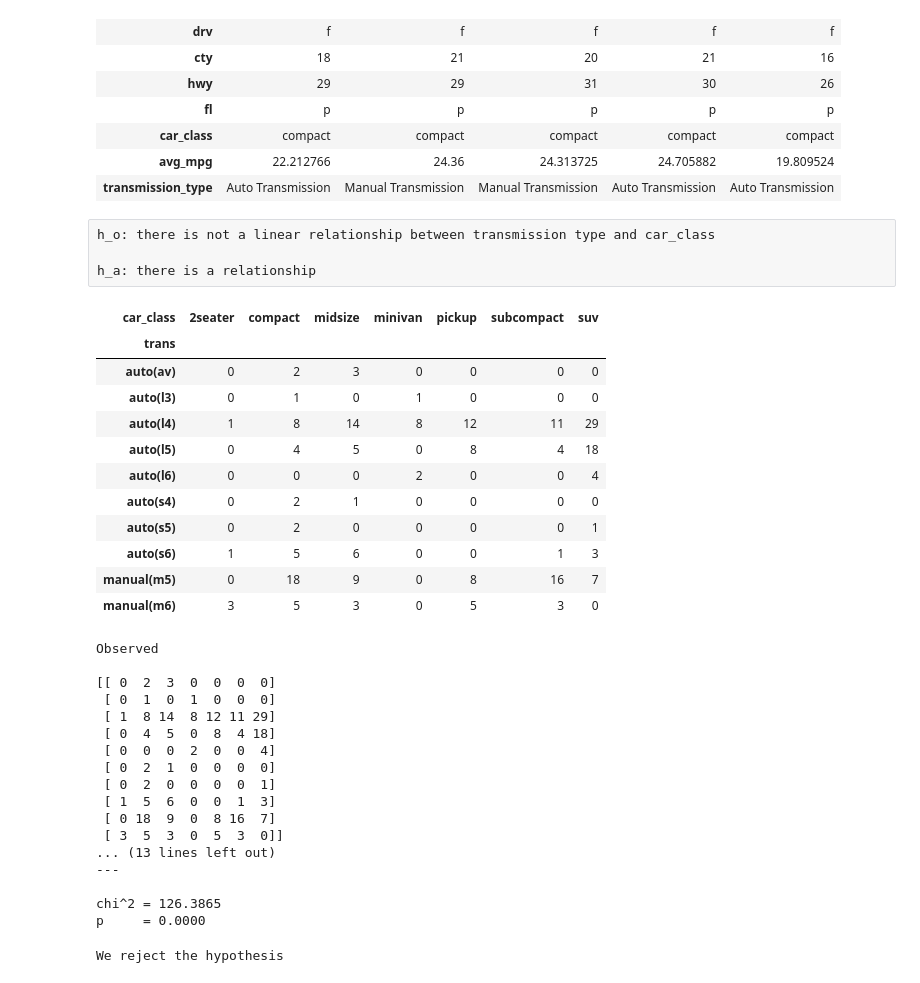
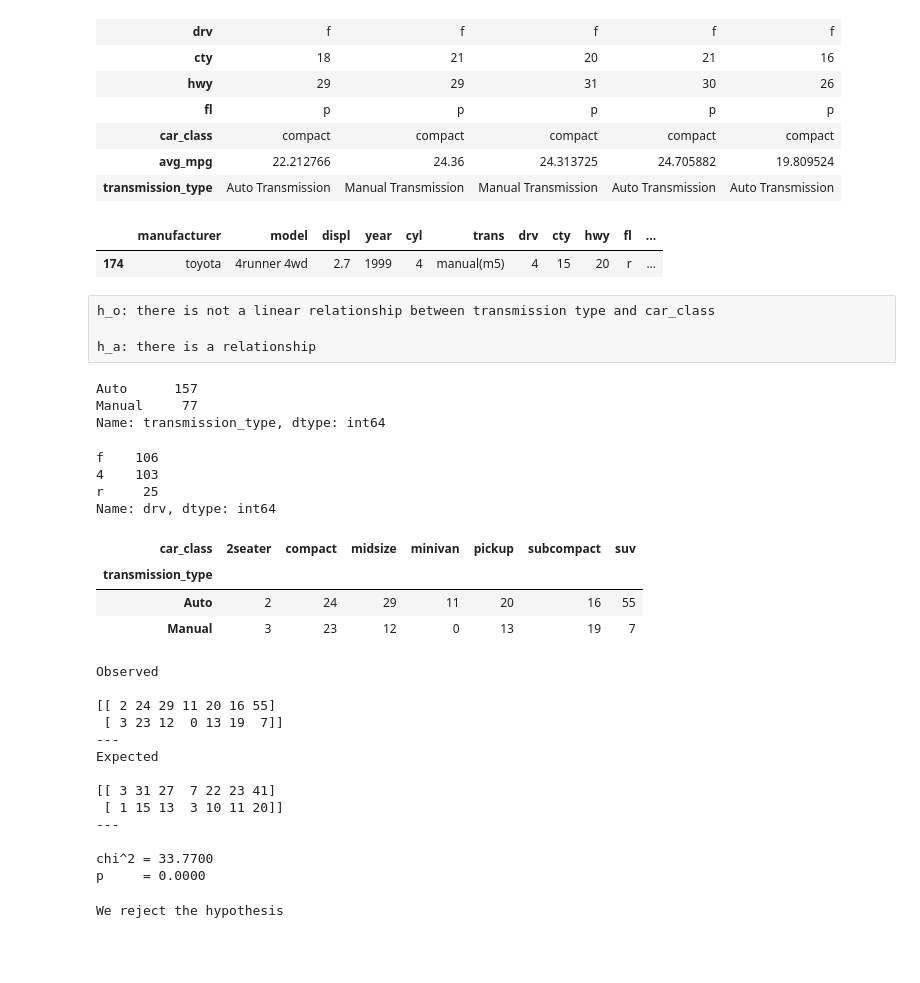
Before and after one commit to brianclements03/statistics-exercises, a Jupyter notebook: hypothesis_testing.ipynb, the cells around one changed output. Cells and saved outputs as stored; diff of their text form; code cells hidden in the pictures; blank space fills up the shorter version.

```diff
--- a/hypothesis_testing.ipynb
+++ b/hypothesis_testing.ipynb
@@ -332,8 +333,6 @@ print(f'''
 Because p/2 ({p/2:.6f}) < alpha (.05), we reject the null hypothesis''')
 # %% [output]
 Because p/2 (0.000008) < alpha (.05), we reject the null hypothesis
-# %%
-mpg['transmission_type'] = np.where(mpg.trans.str.contains('auto'), 'Auto Transmission', 'Manual Transmission')
 # %%
 mpg.groupby('transmission_type').avg_mpg.mean().plot.bar()
 plt.xticks(rotation=0)
@@ -879,26 +888,37 @@ mpg.head().T
 | car_class | compact | compact | compact | compact | compact |
 | avg_mpg | 22.212766 | 24.36 | 24.313725 | 24.705882 | 19.809524 |
 | transmission_type | Auto Transmission | Manual Transmission | Manual Transmission | Auto Transmission | Auto Transmission |
+# %%
+mpg['transmission_type'] = np.where(mpg.trans.str.contains('auto'), 'Auto', 'Manual')
+mpg.sample()
+# %% [output]
+|  | manufacturer | model | displ | year | cyl | trans | drv | cty | hwy | fl | ... |
+| 174 | toyota | 4runner 4wd | 2.7 | 1999 | 4 | manual(m5) | 4 | 15 | 20 | r | ... |
 # %% [raw]
 h_o: there is not a linear relationship between transmission type and car_class
 
 h_a: there is a relationship
+# %%
+mpg.transmission_type.value_counts()
+# %% [output]
+Auto      157
+Manual     77
+Name: transmission_type, dtype: int64
+# %%
+mpg.drv.value_counts()
+# %% [output]
+f    106
+4    103
+r     25
+Name: drv, dtype: int64
 # %%
-observed = pd.crosstab(mpg.trans, mpg.car_class)
+observed = pd.crosstab(mpg.transmission_type, mpg.car_class)
 observed
 # %% [output]
 | car_class | 2seater | compact | midsize | minivan | pickup | subcompact | suv |
-| trans |  |  |  |  |  |  |  |
-| auto(av) | 0 | 2 | 3 | 0 | 0 | 0 | 0 |
-| auto(l3) | 0 | 1 | 0 | 1 | 0 | 0 | 0 |
-| auto(l4) | 1 | 8 | 14 | 8 | 12 | 11 | 29 |
-| auto(l5) | 0 | 4 | 5 | 0 | 8 | 4 | 18 |
-| auto(l6) | 0 | 0 | 0 | 2 | 0 | 0 | 4 |
-| auto(s4) | 0 | 2 | 1 | 0 | 0 | 0 | 0 |
-| auto(s5) | 0 | 2 | 0 | 0 | 0 | 0 | 1 |
-| auto(s6) | 1 | 5 | 6 | 0 | 0 | 1 | 3 |
-| manual(m5) | 0 | 18 | 9 | 0 | 8 | 16 | 7 |
-| manual(m6) | 3 | 5 | 3 | 0 | 5 | 3 | 0 |
+| transmission_type |  |  |  |  |  |  |  |
+| Auto | 2 | 24 | 29 | 11 | 20 | 16 | 55 |
+| Manual | 3 | 23 | 12 | 0 | 13 | 19 | 7 |
 # %%
 chi2, p, degf, expected = stats.chi2_contingency(observed)
 # %%
@@ -912,20 +932,16 @@ print(f'p     = {p:.4f}')
 # %% [output]
 Observed
 
-[[ 0  2  3  0  0  0  0]
- [ 0  1  0  1  0  0  0]
- [ 1  8 14  8 12 11 29]
- [ 0  4  5  0  8  4 18]
- [ 0  0  0  2  0  0  4]
- [ 0  2  1  0  0  0  0]
- [ 0  2  0  0  0  0  1]
- [ 1  5  6  0  0  1  3]
- [ 0 18  9  0  8 16  7]
- [ 3  5  3  0  5  3  0]]
-... (13 lines left out)
+[[ 2 24 29 11 20 16 55]
+ [ 3 23 12  0 13 19  7]]
+---
+Expected
+
+[[ 3 31 27  7 22 23 41]
+ [ 1 15 13  3 10 11 20]]
 ---
 
-chi^2 = 126.3865
+chi^2 = 33.7700
 p     = 0.0000
 # %%
 if p < alpha:
```
Also changed, not shown: parts of 21 cells of this notebook, 2 other files.
